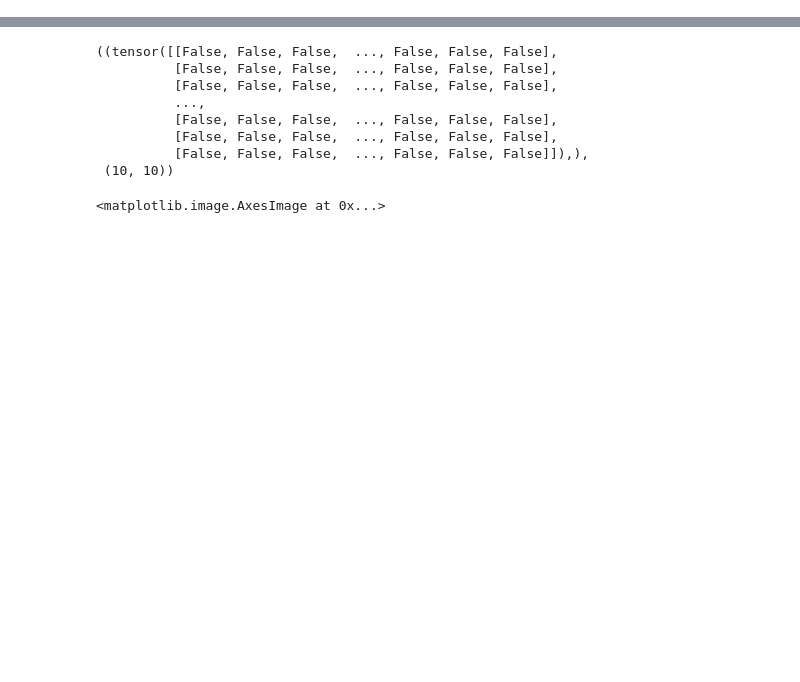
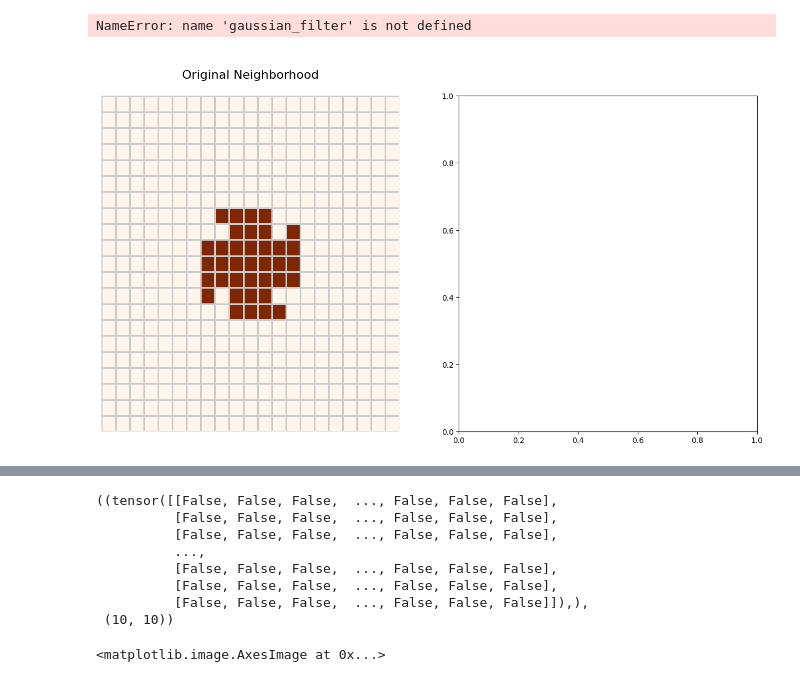
Before and after one commit to hrjtju/BIMSA, a Jupyter notebook: predictor_life_simple/notebooks/check_erf.ipynb, the cells around one changed output, grey strips where cells are left out. Cells and saved outputs as stored; diff of their text form; code cells hidden in the pictures; blank space fills up the shorter version.

```diff
--- a/predictor_life_simple/notebooks/check_erf.ipynb
+++ b/predictor_life_simple/notebooks/check_erf.ipynb
@@ -235 +235,25 @@ neighborhood = res[0][0]
 w, h = neighborhood.shape
+# %%
+plt.figure(figsize=(24, 8))
+
+plt.subplot(1, 3, 1)
+sns.heatmap(neighborhood, cmap='Oranges', linewidths=1, linecolor="#cbcbcb", cbar=False)
+plt.title("\nOriginal Neighborhood\n", fontsize=16)
+plt.xticks([]); plt.yticks([]);
+
+plt.subplot(1, 3, 2)
+sns.heatmap(gaussian_filter(neighborhood.astype(float), sigma=3), cmap='Oranges', linewidths=1, linecolor="#cbcbcb", cbar=False)
+plt.xticks([]); plt.yticks([]);
+plt.title("\nBlurred Neighborhood with $\\sigma=3$\n", fontsize=16)
+
+from scipy.ndimage import gaussian_filter
+blurred = gaussian_filter(neighborhood.astype(float), sigma=3)
+blurred[(neighborhood > 0.5) | (blurred < 1e-3)] = 0
+annot_matrix_b = np.where(blurred >= 0.01, np.round(blurred, 2), '')
+plt.subplot(1, 3, 3)
+sns.heatmap(blurred, cmap='Oranges', annot=annot_matrix_b, fmt='', linewidths=1, linecolor="#cbcbcb", cbar=False, annot_kws={"size": 6})
+plt.xticks([]); plt.yticks([]);
+plt.title(f"\nWeight of Neighborhood Complement\n", fontsize=16)
+# %% [output]
+NameError: name 'gaussian_filter' is not defined
+[figure, added]
```
Also changed, not shown: parts of 14 cells of this notebook, 1 other file.
